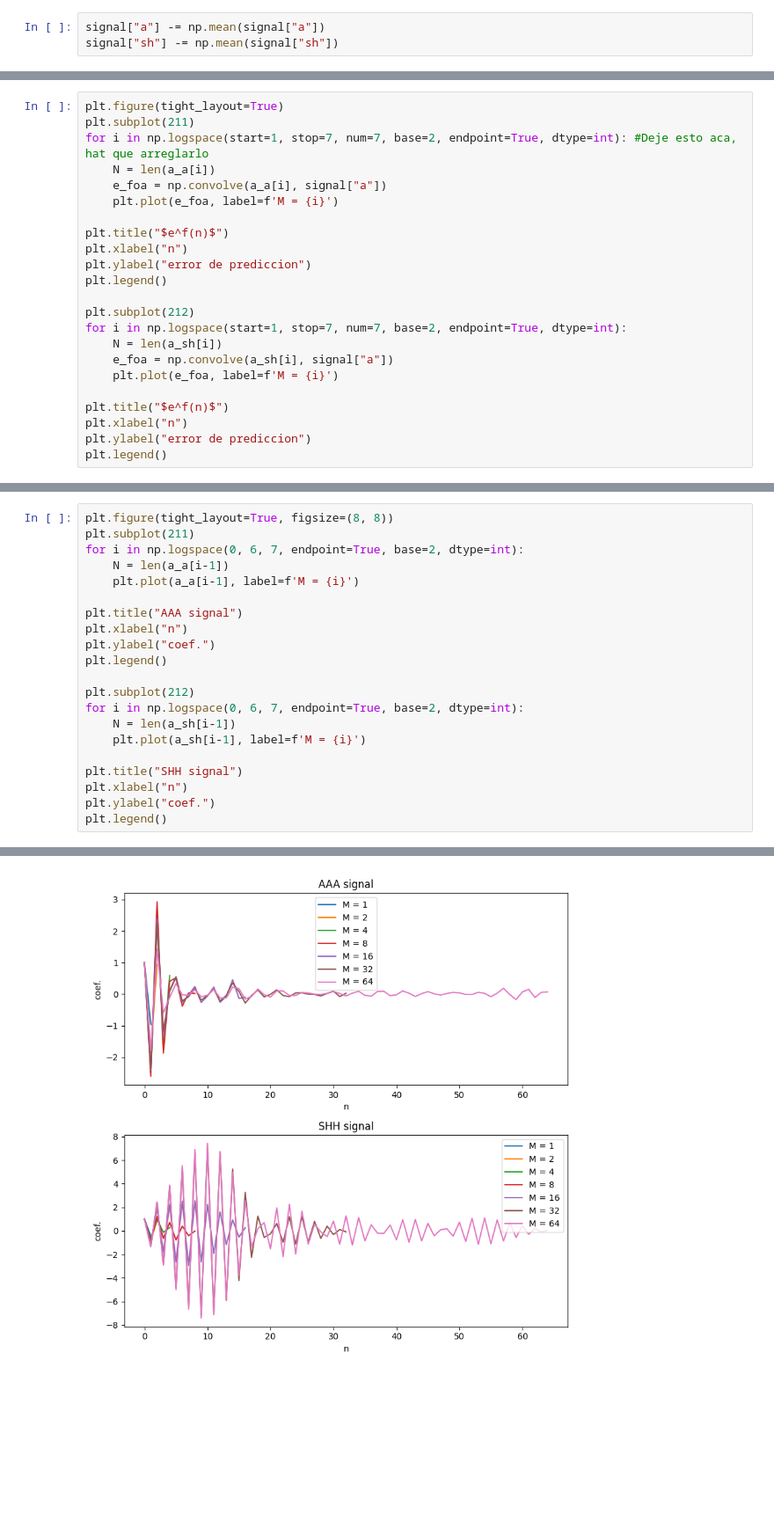
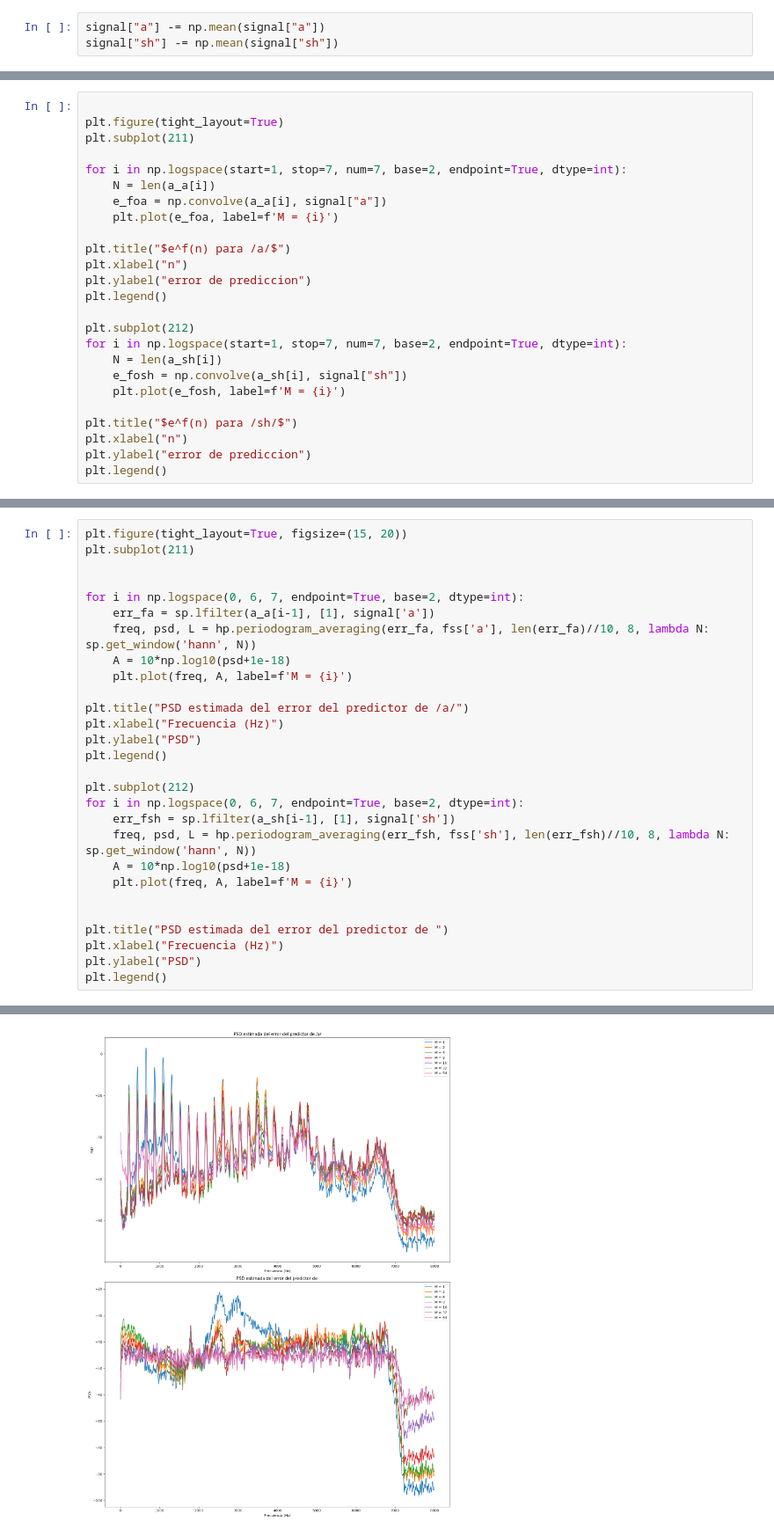
Before and after one commit to GonzaLinares/PASA_TP3, a Jupyter notebook: main.ipynb, the cells around one changed output, grey strips where cells are left out. Shown at 88% size. Drawn from its saved outputs; the diff is of its cells as text; blank space fills up the shorter version.

```diff
--- a/main.ipynb
+++ b/main.ipynb
@@ -162,14 +165,16 @@ axs[1].set_yscale('log')
 # %% [output]
 [figure]
 # %%
+
 plt.figure(tight_layout=True)
 plt.subplot(211)
-for i in np.logspace(start=1, stop=7, num=7, base=2, endpoint=True, dtype=int): #Deje esto aca, hat que arreglarlo
+
+for i in np.logspace(start=1, stop=7, num=7, base=2, endpoint=True, dtype=int):
     N = len(a_a[i])
     e_foa = np.convolve(a_a[i], signal["a"])
     plt.plot(e_foa, label=f'M = {i}')
 
-plt.title("$e^f(n)$")
+plt.title("$e^f(n) para /a/$")
 plt.xlabel("n")
 plt.ylabel("error de prediccion")
 plt.legend()
@@ -177,10 +182,10 @@ plt.legend()
 plt.subplot(212)
 for i in np.logspace(start=1, stop=7, num=7, base=2, endpoint=True, dtype=int):
     N = len(a_sh[i])
-    e_foa = np.convolve(a_sh[i], signal["a"])
-    plt.plot(e_foa, label=f'M = {i}')
+    e_fosh = np.convolve(a_sh[i], signal["sh"])
+    plt.plot(e_fosh, label=f'M = {i}')
 
-plt.title("$e^f(n)$")
+plt.title("$e^f(n) para /sh/$")
 plt.xlabel("n")
 plt.ylabel("error de prediccion")
 plt.legend()
@@ -220,26 +228,33 @@ plt.legend()
 <matplotlib.legend.Legend at 0x...>
 [figure]
 # %%
-plt.figure(tight_layout=True, figsize=(8, 8))
+plt.figure(tight_layout=True, figsize=(15, 20))
 plt.subplot(211)
+
+
 for i in np.logspace(0, 6, 7, endpoint=True, base=2, dtype=int):
-    N = len(a_a[i-1])
-    plt.plot(a_a[i-1], label=f'M = {i}')
+    err_fa = sp.lfilter(a_a[i-1], [1], signal['a'])
+    freq, psd, L = hp.periodogram_averaging(err_fa, fss['a'], len(err_fa)//10, 8, lambda N: sp.get_window('hann', N))
+    A = 10*np.log10(psd+1e-18)
+    plt.plot(freq, A, label=f'M = {i}')
 
-plt.title("AAA signal")
-plt.xlabel("n")
-plt.ylabel("coef.")
+plt.title("PSD estimada del error del predictor de /a/")
+plt.xlabel("Frecuencia (Hz)")
+plt.ylabel("PSD")
 plt.legend()
 
 plt.subplot(212)
 for i in np.logspace(0, 6, 7, endpoint=True, base=2, dtype=int):
-    N = len(a_sh[i-1])
-    plt.plot(a_sh[i-1], label=f'M = {i}')
+    err_fsh = sp.lfilter(a_sh[i-1], [1], signal['sh'])
+    freq, psd, L = hp.periodogram_averaging(err_fsh, fss['sh'], len(err_fsh)//10, 8, lambda N: sp.get_window('hann', N))
+    A = 10*np.log10(psd+1e-18)
+    plt.plot(freq, A, label=f'M = {i}')
 
-plt.title("SHH signal")
-plt.xlabel("n")
-plt.ylabel("coef.")
+
+plt.title("PSD estimada del error del predictor de ")
+plt.xlabel("Frecuencia (Hz)")
+plt.ylabel("PSD")
 plt.legend()
 # %% [output]
 <matplotlib.legend.Legend at 0x...>
-[figure, old version]
+[figure, new version]
```
Also changed, not shown: parts of 20 cells of this notebook, 3 other files.
